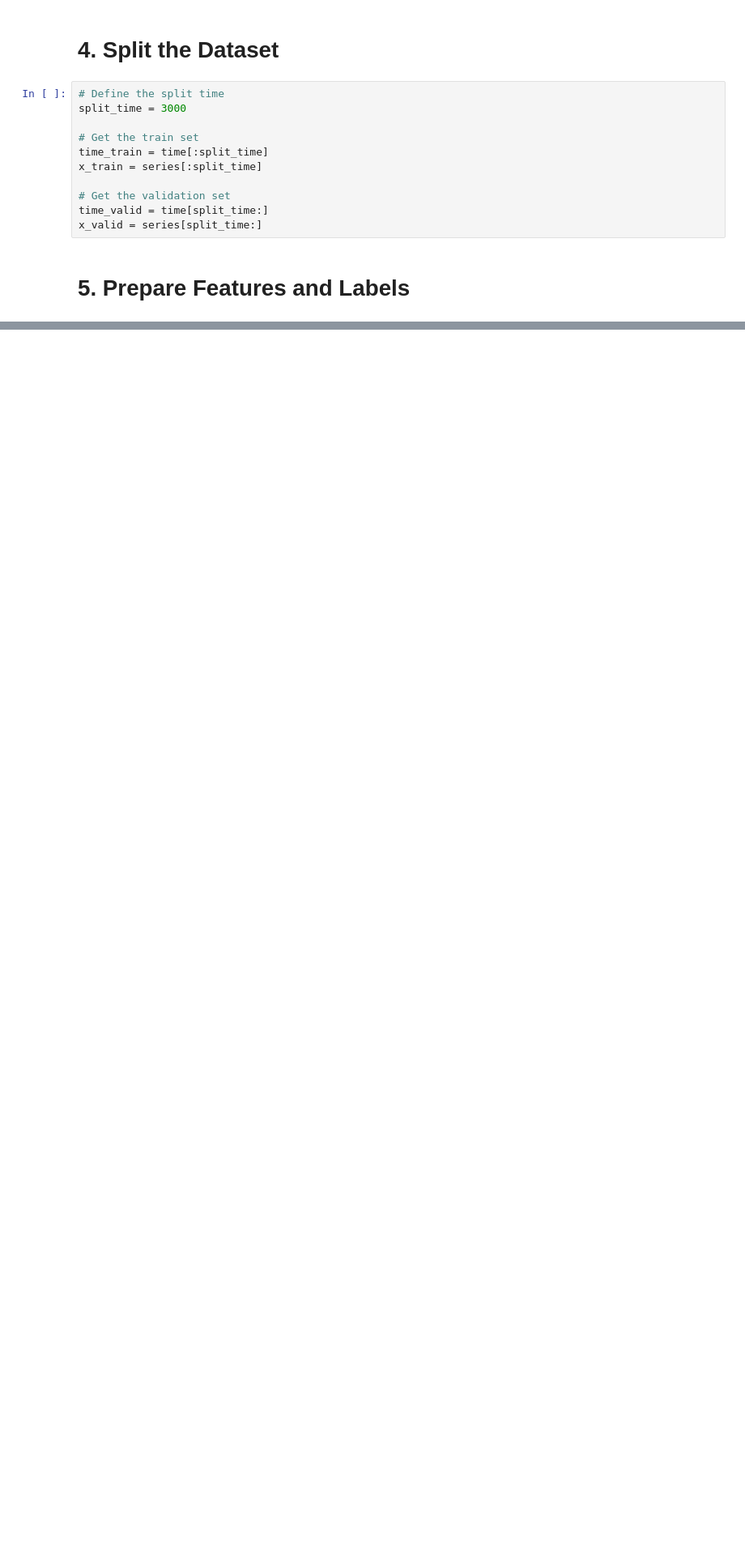
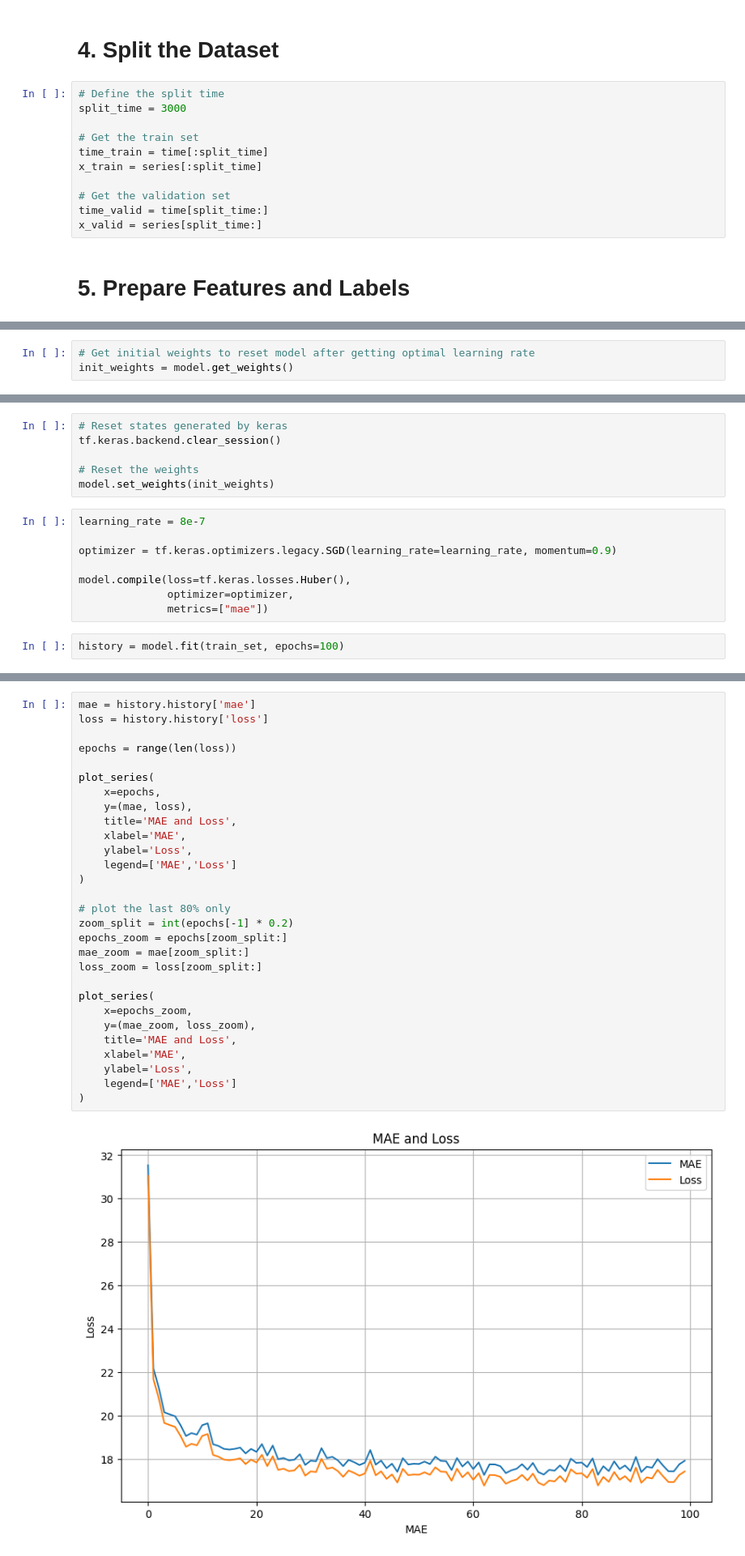
Before and after one commit to jspooons/tensorflow-basics, a Jupyter notebook: 4_Predicting_Sequences_101/4_forecasting_real_data.ipynb, the cells around one changed output, grey strips where cells are left out. Shown: that part at 81% size. Cells and saved outputs as stored; diff of their text form; blank space fills up the shorter version.

```diff
--- a/4_Predicting_Sequences_101/4_forecasting_real_data.ipynb
+++ b/4_Predicting_Sequences_101/4_forecasting_real_data.ipynb
@@ -88,0 +152,3 @@ x_valid = series[split_time:]
+# %%
+# Get initial weights to reset model after getting optimal learning rate
+init_weights = model.get_weights()
@@ -88,0 +200,16 @@ x_valid = series[split_time:]
+# %%
+# Reset states generated by keras
+tf.keras.backend.clear_session()
+
+# Reset the weights
+model.set_weights(init_weights)
+# %%
+learning_rate = 8e-7
+
+optimizer = tf.keras.optimizers.legacy.SGD(learning_rate=learning_rate, momentum=0.9)
+
+model.compile(loss=tf.keras.losses.Huber(),
+              optimizer=optimizer,
+              metrics=["mae"])
+# %%
+history = model.fit(train_set, epochs=100)
@@ -88,0 +234,31 @@ x_valid = series[split_time:]
+# %%
+mae = history.history['mae']
+loss = history.history['loss']
+
+epochs = range(len(loss))
+
+plot_series(
+    x=epochs,
+    y=(mae, loss),
+    title='MAE and Loss',
+    xlabel='MAE',
+    ylabel='Loss',
+    legend=['MAE','Loss']
+)
+
+# plot the last 80% only
+zoom_split = int(epochs[-1] * 0.2)
+epochs_zoom = epochs[zoom_split:]
+mae_zoom = mae[zoom_split:]
+loss_zoom = loss[zoom_split:]
+
+plot_series(
+    x=epochs_zoom,
+    y=(mae_zoom, loss_zoom),
+    title='MAE and Loss',
+    xlabel='MAE',
+    ylabel='Loss',
+    legend=['MAE','Loss']
+)
+# %% [output]
+[figure, added]
```
Also changed, not shown: parts of 21 cells of this notebook.
